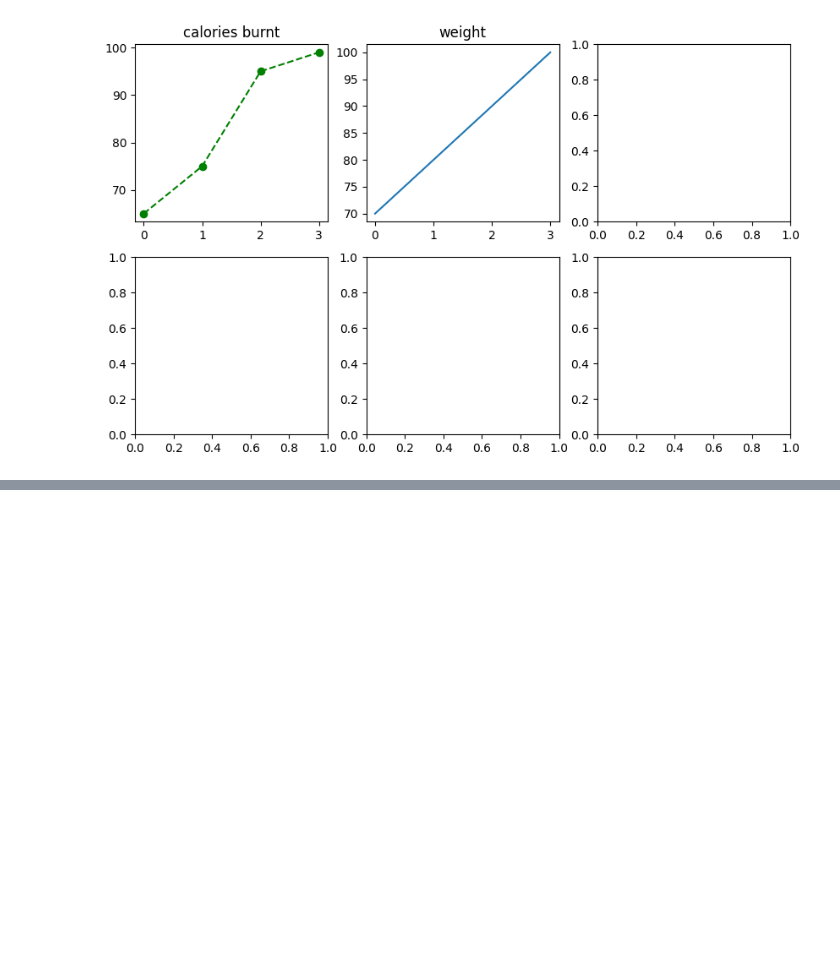
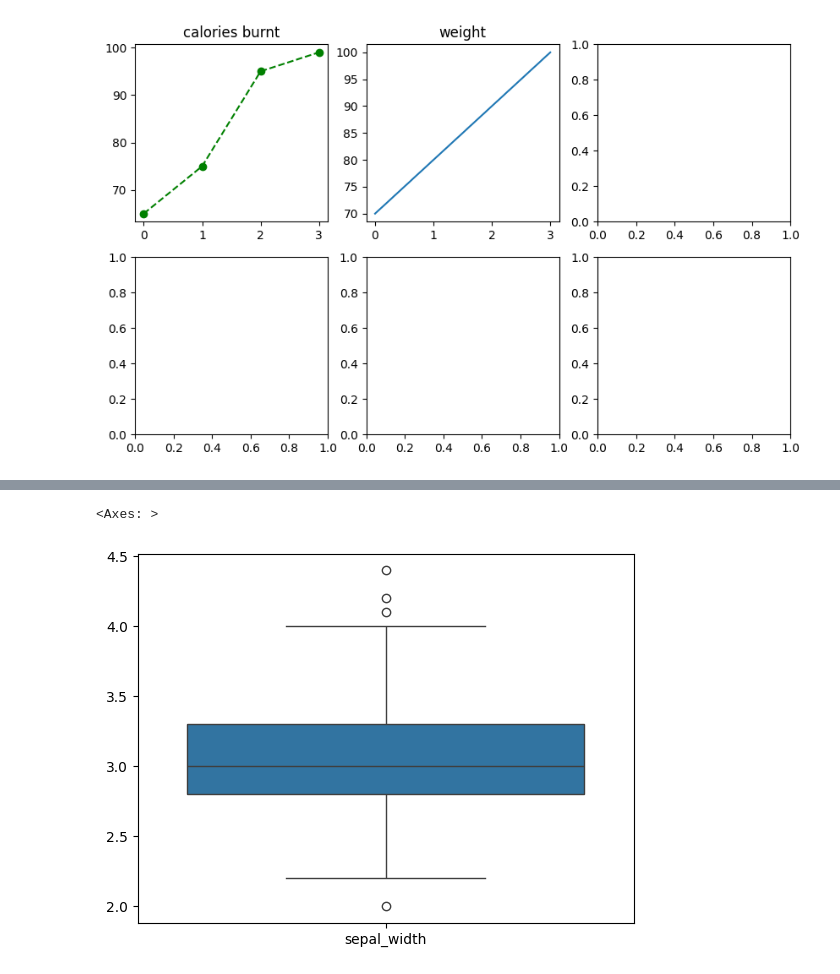
Before and after one commit to cijo-joseph-mathew/data_science, a Jupyter notebook: daily_class/matplotlib.ipynb, the cells around one changed output, grey strips where cells are left out. Saved outputs shown, nothing was run; the diff lists cells and outputs as text; code cells hidden in the pictures; blank space fills up the shorter version.

```diff
--- a/daily_class/matplotlib.ipynb
+++ b/daily_class/matplotlib.ipynb
@@ -237,0 +255,5 @@ Text(0.5, 1.0, 'weight')
+# %%
+sns.boxplot([df['sepal_width']])
+# %% [output]
+<Axes: >
+[figure, added]
```
Also changed, not shown: parts of 45 cells of this notebook, 1 other file.
